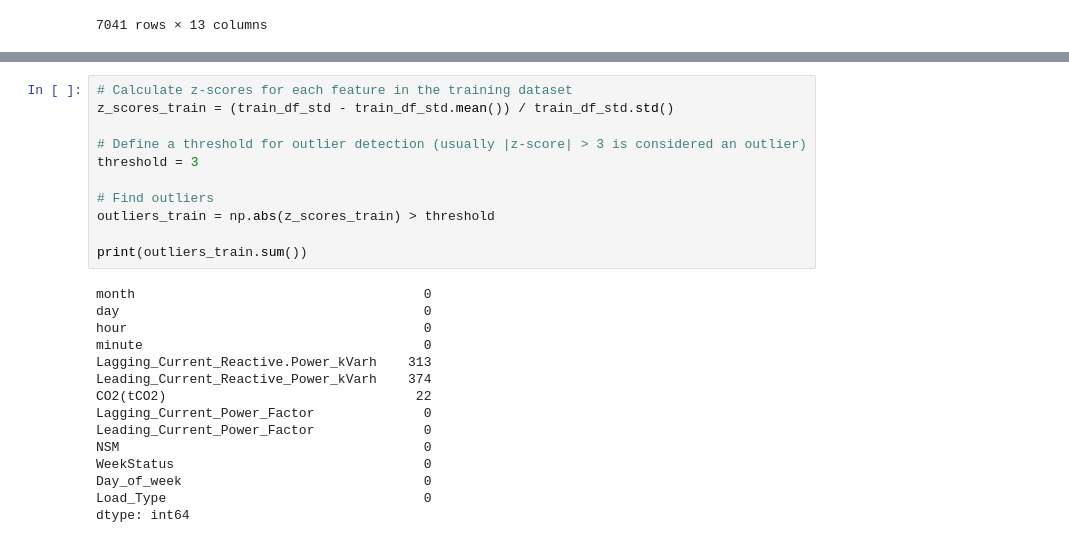
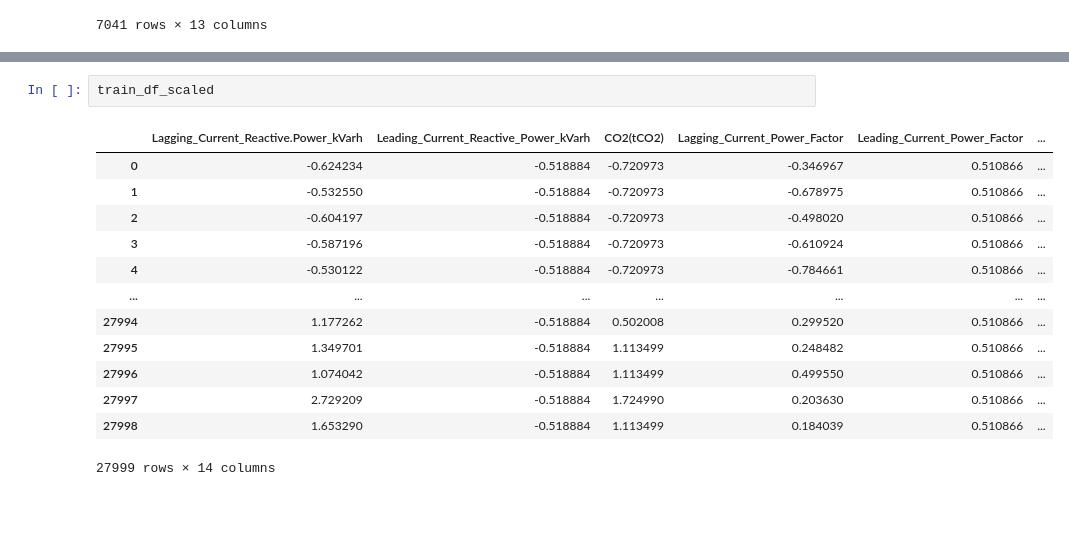
Before and after one commit to moufid-magdy/ML_regression, a Jupyter notebook: regression.ipynb, the cells around one changed output, grey strips where cells are left out. Saved outputs shown, nothing was run; the diff lists cells and outputs as text; blank space fills up the shorter version.

```diff
--- a/regression.ipynb
+++ b/regression.ipynb
@@ -375,26 +322,16 @@ test_df_std
-# %%
-# Calculate z-scores for each feature in the training dataset
-z_scores_train = (train_df_std - train_df_std.mean()) / train_df_std.std()
-
-# Define a threshold for outlier detection (usually |z-score| > 3 is considered an outlier)
-threshold = 3
-
-# Find outliers
-outliers_train = np.abs(z_scores_train) > threshold
-
-print(outliers_train.sum())
-# %% [output]
-month                                     0
-day                                       0
-hour                                      0
-minute                                    0
-Lagging_Current_Reactive.Power_kVarh    313
-Leading_Current_Reactive_Power_kVarh    374
-CO2(tCO2)                                22
-Lagging_Current_Power_Factor              0
-Leading_Current_Power_Factor              0
-NSM                                       0
-WeekStatus                                0
-Day_of_week                               0
-Load_Type                                 0
-dtype: int64
+# %%
+train_df_scaled
+# %% [output]
+|  | Lagging_Current_Reactive.Power_kVarh | Leading_Current_Reactive_Power_kVarh | CO2(tCO2) | Lagging_Current_Power_Factor | Leading_Current_Power_Factor | ... |
+| 0 | -0.624234 | -0.518884 | -0.720973 | -0.346967 | 0.510866 | ... |
+| 1 | -0.532550 | -0.518884 | -0.720973 | -0.678975 | 0.510866 | ... |
+| 2 | -0.604197 | -0.518884 | -0.720973 | -0.498020 | 0.510866 | ... |
+| 3 | -0.587196 | -0.518884 | -0.720973 | -0.610924 | 0.510866 | ... |
+| 4 | -0.530122 | -0.518884 | -0.720973 | -0.784661 | 0.510866 | ... |
+| ... | ... | ... | ... | ... | ... | ... |
+| 27994 | 1.177262 | -0.518884 | 0.502008 | 0.299520 | 0.510866 | ... |
+| 27995 | 1.349701 | -0.518884 | 1.113499 | 0.248482 | 0.510866 | ... |
+| 27996 | 1.074042 | -0.518884 | 1.113499 | 0.499550 | 0.510866 | ... |
+| 27997 | 2.729209 | -0.518884 | 1.724990 | 0.203630 | 0.510866 | ... |
+| 27998 | 1.653290 | -0.518884 | 1.113499 | 0.184039 | 0.510866 | ... |
+27999 rows × 14 columns
```
Also changed, not shown: parts of 18 cells of this notebook.
